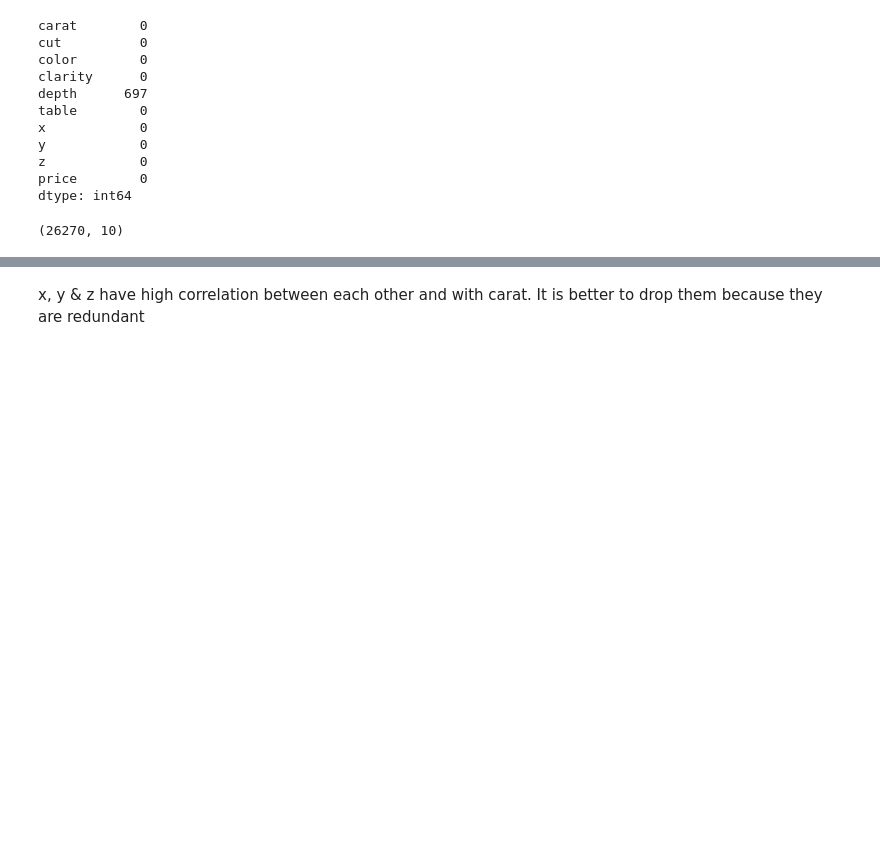
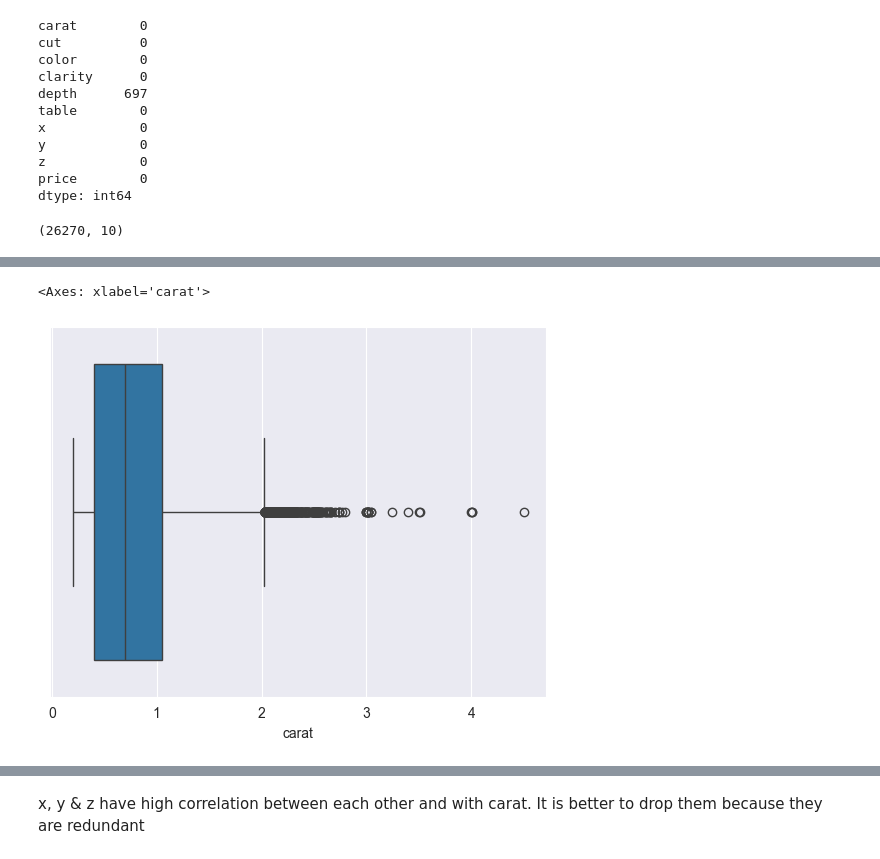
Before and after one commit to lurapozo/gem_prediction, a Jupyter notebook: notebooks/gem_ML.ipynb, the cells around one changed output, grey strips where cells are left out. Cells and saved outputs as stored; diff of their text form; code cells hidden in the pictures; blank space fills up the shorter version.

```diff
--- a/notebooks/gem_ML.ipynb
+++ b/notebooks/gem_ML.ipynb
@@ -43,0 +56,5 @@ df.shape
+# %%
+sns.boxplot(df, x='carat')
+# %% [output]
+<Axes: xlabel='carat'>
+[figure, added]
```
Also changed, not shown: parts of 29 cells of this notebook, 11 other files.
